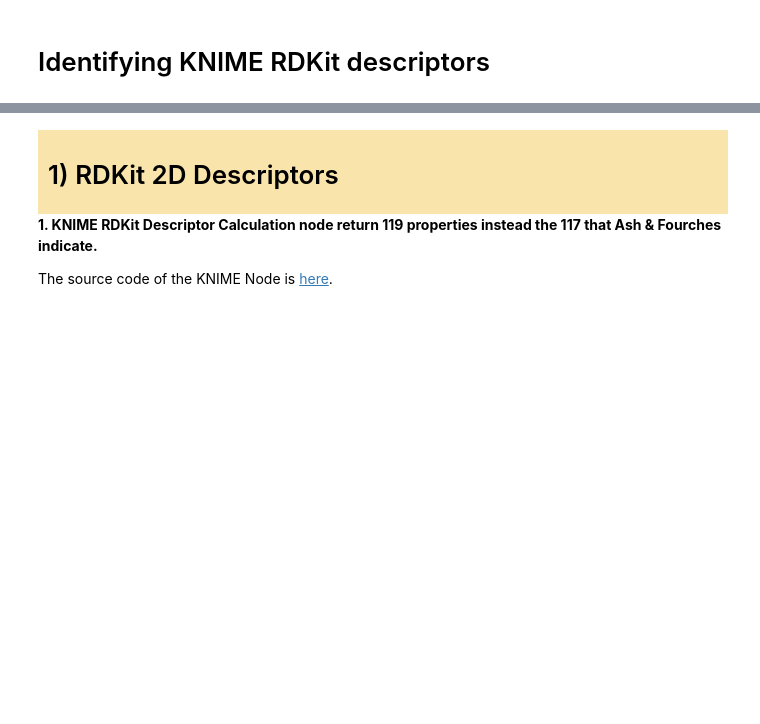
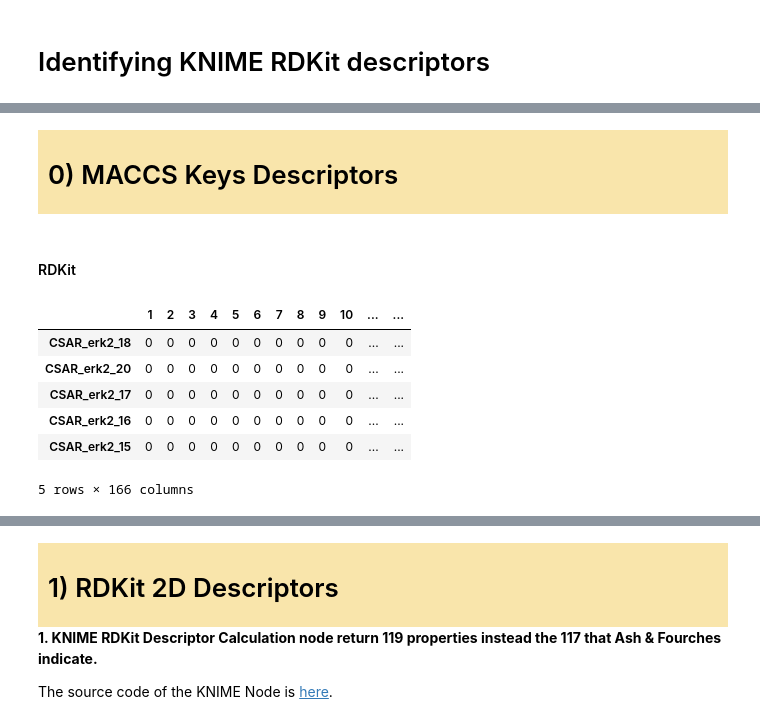
Before and after one commit to jRicciL/ERK2_notebooks, a Jupyter notebook: X_Reviewing_Fourches_work/5_KNIME_vs_RDKit_descriptors.ipynb, the cells around one changed output, grey strips where cells are left out. Saved outputs shown, nothing was run; the diff lists cells and outputs as text; code cells hidden in the pictures; blank space fills up the shorter version.

```diff
--- a/X_Reviewing_Fourches_work/5_KNIME_vs_RDKit_descriptors.ipynb
+++ b/X_Reviewing_Fourches_work/5_KNIME_vs_RDKit_descriptors.ipynb
@@ -18,3 +16,7 @@ SDF_MIN_DIR = '../../ARCHIVOS/CRISTALES/LIGS_ERK2/FOURCHES_LIGS/3d_minimized/sdf
 csar_1 = Chem.SDMolSupplier(SDF_MIN_DIR + 'CSAR_erk2_1.sdf')[0]
 csar_10 = Chem.SDMolSupplier(SDF_MIN_DIR + 'CSAR_erk2_10.sdf')[0]
 model_53 = Chem.SDMolSupplier(SDF_MIN_DIR + 'erk2_53.sdf')[0]
+# %% [markdown]
+<div style='background-color: #F9E5AB; padding: 1px 2px 5px 10px; font-size: 1em;'>
+    <h1 class='text-danger'>0) MACCS Keys Descriptors</h1>
+</div>
@@ -20,0 +29,19 @@ model_53 = Chem.SDMolSupplier(SDF_MIN_DIR + 'erk2_53.sdf')[0]
+# %% [markdown]
+#### RDKit
+# %%
+## Get rdkit descriptors
+#  Let's extract the MACCS Keys as a Data frame
+s = df_erk2_mols.maccs.map(lambda x: list(map(np.int, x)))
+df_maccs_all = pd.DataFrame.from_dict(dict(zip(s.index, s.values))).T
+# We have to clarify that MACCS Keys from rdkit includes a dummy key at the begining due to the 0 indexing
+# Let's drop it
+df_maccs_all = df_maccs_all.drop([0], axis=1)
+df_maccs_all.head()
+# %% [output]
+|  | 1 | 2 | 3 | 4 | 5 | 6 | 7 | 8 | 9 | 10 | ... | ... |
+| CSAR_erk2_18 | 0 | 0 | 0 | 0 | 0 | 0 | 0 | 0 | 0 | 0 | ... | ... |
+| CSAR_erk2_20 | 0 | 0 | 0 | 0 | 0 | 0 | 0 | 0 | 0 | 0 | ... | ... |
+| CSAR_erk2_17 | 0 | 0 | 0 | 0 | 0 | 0 | 0 | 0 | 0 | 0 | ... | ... |
+| CSAR_erk2_16 | 0 | 0 | 0 | 0 | 0 | 0 | 0 | 0 | 0 | 0 | ... | ... |
+| CSAR_erk2_15 | 0 | 0 | 0 | 0 | 0 | 0 | 0 | 0 | 0 | 0 | ... | ... |
+5 rows × 166 columns
```
Also changed, not shown: parts of 17 cells of this notebook.
